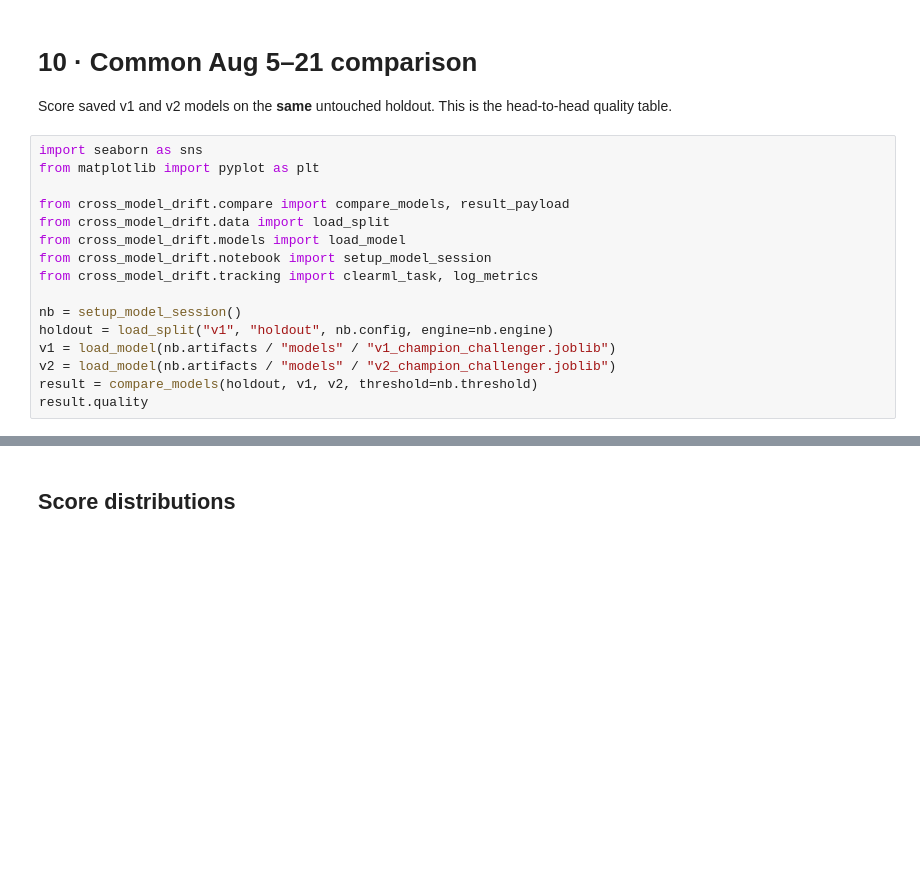
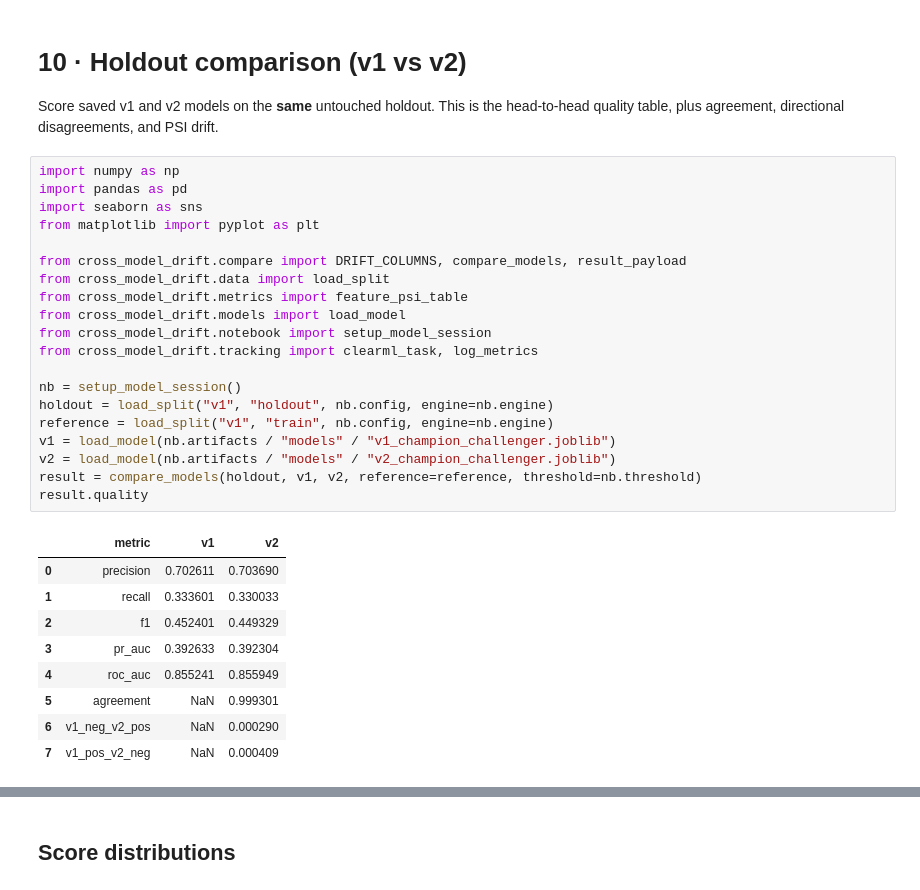
Before and after one commit to Steadfastie/model-drift, a Jupyter notebook: notebooks/10_holdout_comparison.ipynb, the cells around one changed output, grey strips where cells are left out. Saved outputs shown, nothing was run; the diff lists cells and outputs as text; blank space fills up the shorter version.

```diff
--- a/notebooks/10_holdout_comparison.ipynb
+++ b/notebooks/10_holdout_comparison.ipynb
@@ -1,21 +1,35 @@
 # %% [markdown]
-# 10 · Common Aug 5–21 comparison
+# 10 · Holdout comparison (v1 vs v2)
 
-Score saved v1 and v2 models on the **same** untouched holdout. This is the head-to-head quality table.
+Score saved v1 and v2 models on the **same** untouched holdout. This is the head-to-head quality table, plus agreement, directional disagreements, and PSI drift.
 # %%
+import numpy as np
+import pandas as pd
 import seaborn as sns
 from matplotlib import pyplot as plt
 
-from cross_model_drift.compare import compare_models, result_payload
+from cross_model_drift.compare import DRIFT_COLUMNS, compare_models, result_payload
 from cross_model_drift.data import load_split
+from cross_model_drift.metrics import feature_psi_table
 from cross_model_drift.models import load_model
 from cross_model_drift.notebook import setup_model_session
 from cross_model_drift.tracking import clearml_task, log_metrics
 
 nb = setup_model_session()
 holdout = load_split("v1", "holdout", nb.config, engine=nb.engine)
+reference = load_split("v1", "train", nb.config, engine=nb.engine)
 v1 = load_model(nb.artifacts / "models" / "v1_champion_challenger.joblib")
 v2 = load_model(nb.artifacts / "models" / "v2_champion_challenger.joblib")
-result = compare_models(holdout, v1, v2, threshold=nb.threshold)
+result = compare_models(holdout, v1, v2, reference=reference, threshold=nb.threshold)
 result.quality
+# %% [output]
+|  | metric | v1 | v2 |
+| 0 | precision | 0.702611 | 0.703690 |
+| 1 | recall | 0.333601 | 0.330033 |
+| 2 | f1 | 0.452401 | 0.449329 |
+| 3 | pr_auc | 0.392633 | 0.392304 |
+| 4 | roc_auc | 0.855241 | 0.855949 |
+| 5 | agreement | NaN | 0.999301 |
+| 6 | v1_neg_v2_pos | NaN | 0.000290 |
+| 7 | v1_pos_v2_neg | NaN | 0.000409 |
 # %%
```
Also changed, not shown: parts of 10 cells of this notebook, 3 other files.
